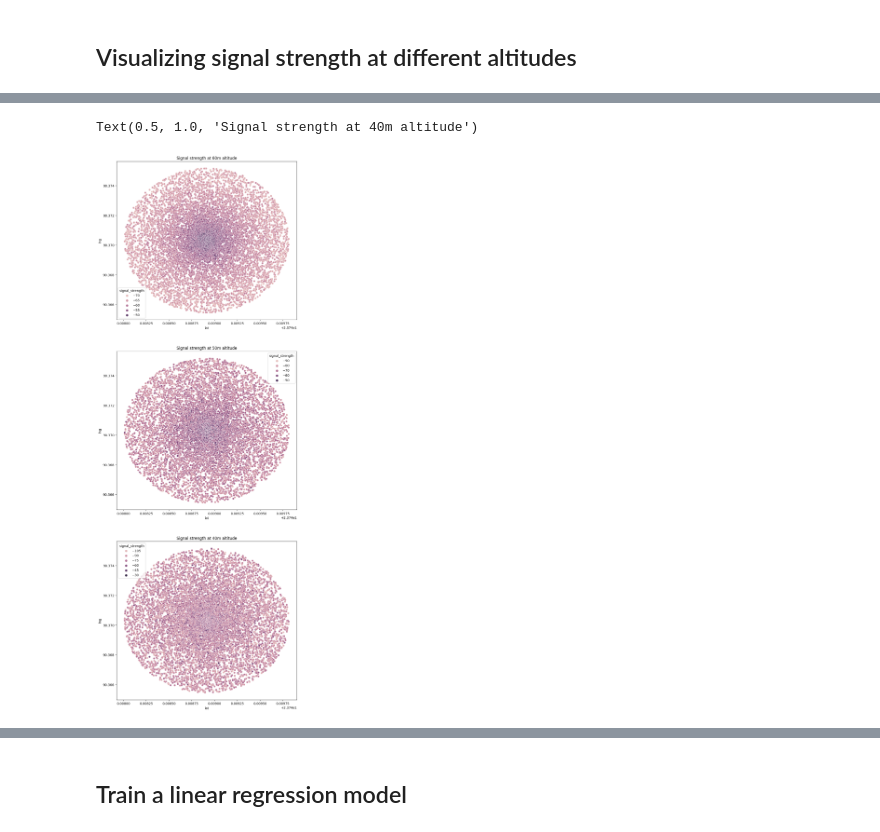
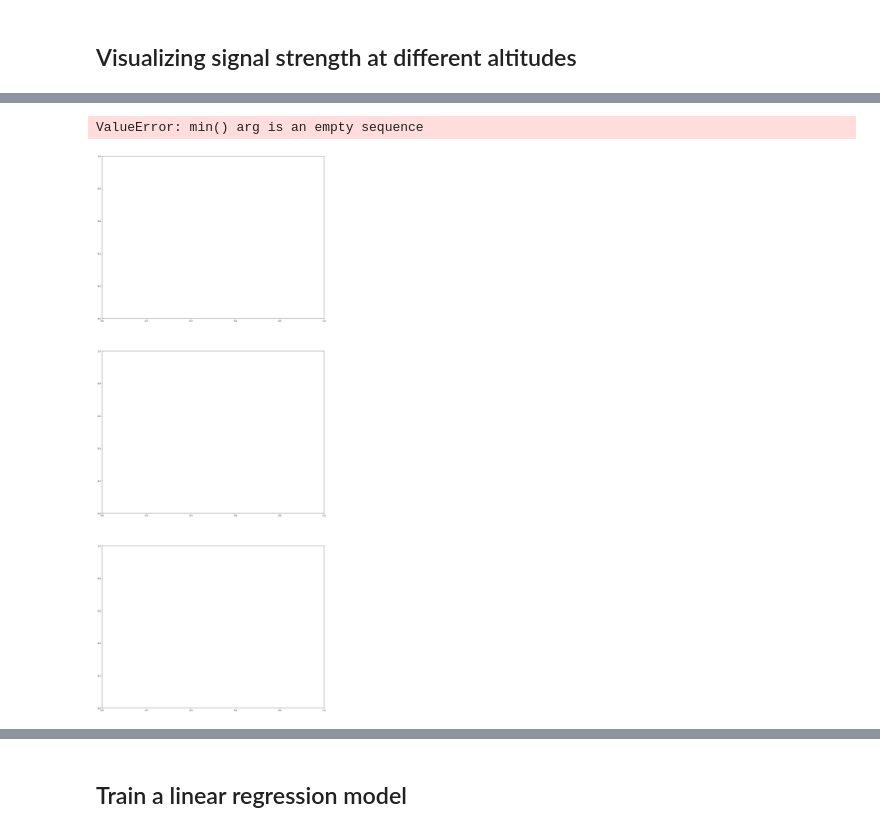
Before and after one commit to abrar-nazib/tether-ground-station, a Jupyter notebook: ML/dataviz.ipynb, the cells around one changed output, grey strips where cells are left out. Drawn from its saved outputs; the diff is of its cells as text; code cells hidden in the pictures.

```diff
--- a/ML/dataviz.ipynb
+++ b/ML/dataviz.ipynb
@@ -17,5 +12,5 @@ To enable the following instructions: AVX2 AVX512F AVX512_VNNI FMA, in other ope
 # %%
-df = pd.read_csv('drone_dataset.csv')
+df = pd.read_csv('drone_dataset_2.csv')
 df
 # %% [output]
 |  | lat | lng | altitude | tower_distance | signal_strength |
@@ -34,8 +29,8 @@ df
 # %%
 # separate dataframes by altitude
-df60 = df[df['altitude'] == 60]
-df50 = df[df['altitude'] == 50]
 df40 = df[df['altitude'] == 40]
+df30 = df[df['altitude'] == 30]
+df20 = df[df['altitude'] == 20]
 # %% [markdown]
 #
 # %% [markdown]
@@ -43,16 +55,22 @@ df40 = df[df['altitude'] == 40]
 # %%
-# Scatterplot
+# Barplot
 
-fig, [ax1, ax2, ax3] = plt.subplots(nrows=3, ncols=1, figsize=(10, 30))
+fig2, [axx1, axx2, axx3] = plt.subplots(nrows=3, ncols=1, figsize=(20, 50))
 
-sns.scatterplot(x=df60['lat'], y=df60['lng'], hue=df60['signal_strength'], ax=ax1)
-ax1.set_title('Signal strength at 60m altitude')
+# sns.barplot(x=df60['tower_distance'], y=df60['signal_strength'], ax=axx1)
+# axx1.set_title('Tower Distance Vs Signal strength at 60m altitude')
 
-sns.scatterplot(x=df50['lat'], y=df50['lng'], hue=df50['signal_strength'], ax=ax2)
-ax2.set_title('Signal strength at 50m altitude')
+# sns.barplot(x=df50['tower_distance'], y=df50['signal_strength'], ax=axx2)
+# axx2.set_title('Tower Distance Vs Signal strength at 50m altitude')
 
-sns.scatterplot(x=df40['lat'], y=df40['lng'], hue=df40['signal_strength'], ax=ax3)
-ax3.set_title('Signal strength at 40m altitude')
+sns.barplot(x=df40['tower_distance'], y=df40['signal_strength'], ax=axx1)
+axx1.set_title('Tower Distance Vs Signal strength at 40m altitude')
+
+sns.barplot(x=df30['tower_distance'], y=df30['signal_strength'], ax=axx2)
+axx2.set_title('Tower Distance Vs Signal strength at 30m altitude')
+
+sns.barplot(x=df20['tower_distance'], y=df20['signal_strength'], ax=axx3)
+axx3.set_title('Tower Distance Vs Signal strength at 20m altitude')
 # %% [output]
-Text(0.5, 1.0, 'Signal strength at 40m altitude')
+ValueError: min() arg is an empty sequence
-[figure, old version]
+[figure, new version]
```
Also changed, not shown: parts of 10 cells of this notebook, 7 other files.
